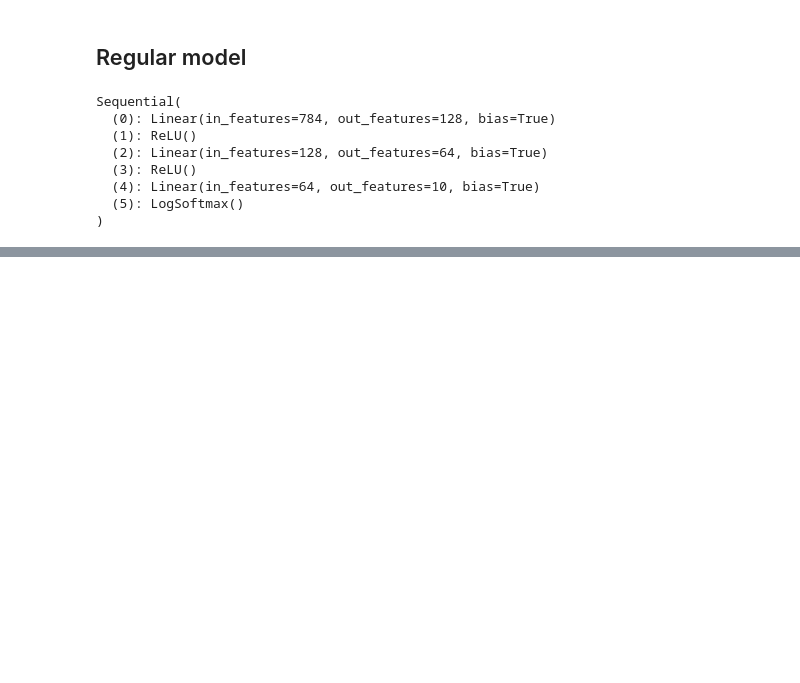
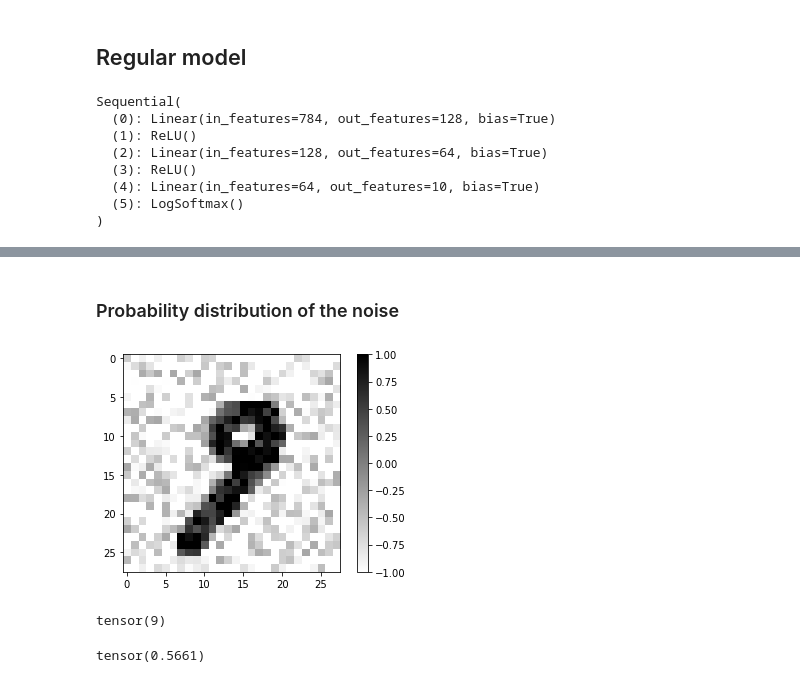
Before and after one commit to ANazaret/CROWN-IBP, a Jupyter notebook: test.ipynb, the cells around one changed output, grey strips where cells are left out. Cells and saved outputs as stored; diff of their text form; code cells hidden in the pictures; blank space fills up the shorter version.

```diff
--- a/test.ipynb
+++ b/test.ipynb
@@ -108,7 +115,7 @@ Epoch 19 - Training loss: 0.1298179698909851
 # %%
 correct_count, all_count = 0, 0
 for images,labels in test_data:
-    for i in range(len(labels)):
+    for i in range(len(images)):
         img = images[i].view(1, 784)
         # Turn off gradients to speed up this part
         with torch.no_grad():
@@ -156,0 +139,2 @@ Epoch 19 - Training loss: 0.03918470161855777
+# %% [markdown]
+### Probability distribution of the noise
@@ -156,0 +143,28 @@ Epoch 19 - Training loss: 0.03918470161855777
+# %%
+def get_item(test, i):
+    iterator = iter(test_data)
+    for j in range(i):
+        iterator.next()
+    return iterator.next()
+
+image, label = get_item(test_data, 73)
+image = image.view((1,-1))
+# %%
+def l_infinity_uniform_noise(data, epsilon, n_samples=1000):
+    shape = (n_samples,) + data.shape[1:]
+    noise = (torch.rand(shape) * 2 - 1) * epsilon
+    return torch.clamp(data + noise, -1, 1)
+# %%
+perturbed = l_infinity_uniform_noise(image, 0.7, 10000)
+# %%
+plot_digit(perturbed[0])
+# %% [output]
+[figure, added]
+# %%
+model(image).argmax()
+# %% [output]
+tensor(9)
+# %%
+(model(perturbed).argmax(axis=1) == model(image).argmax()).float().mean()
+# %% [output]
+tensor(0.5661)
```
Also changed, not shown: parts of 22 cells of this notebook.
